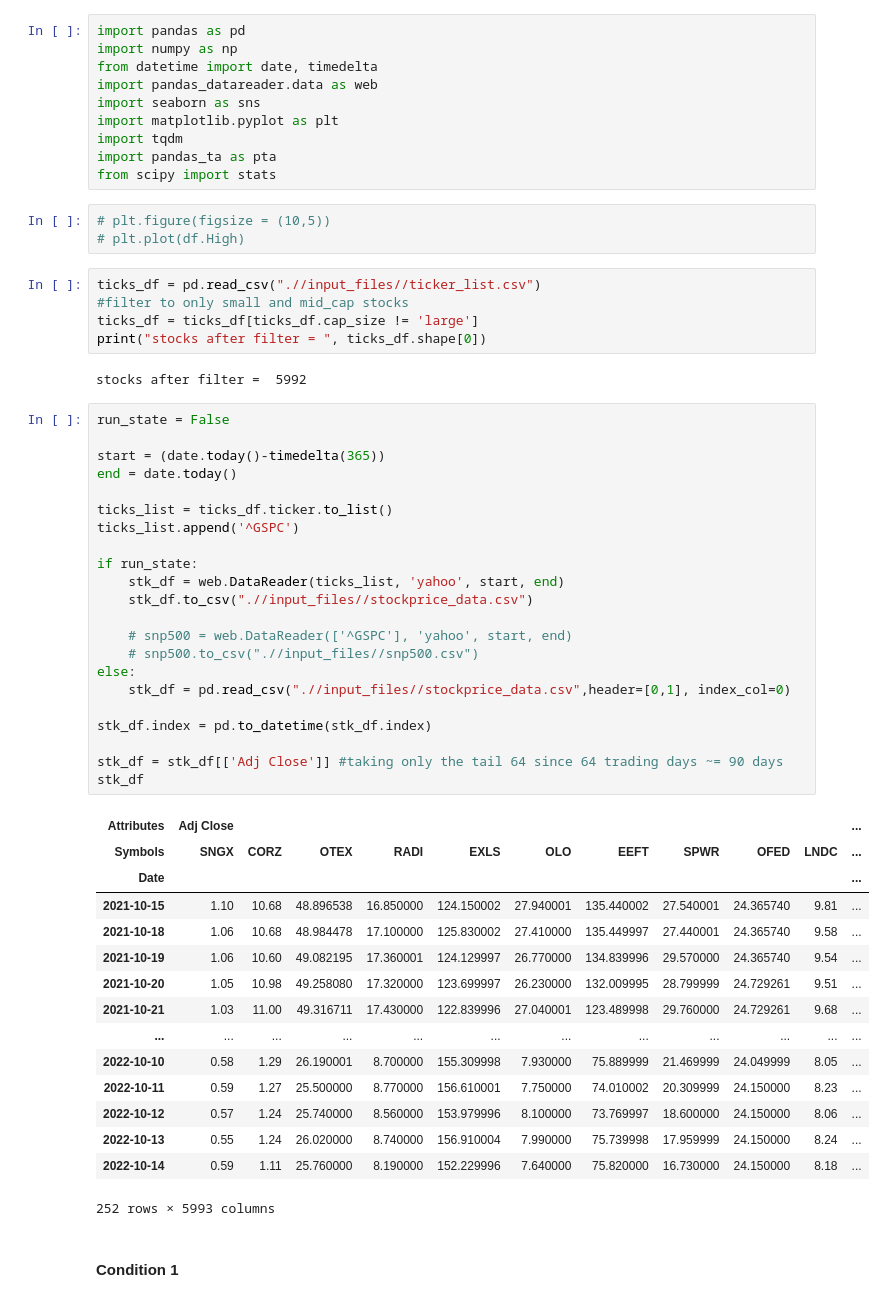
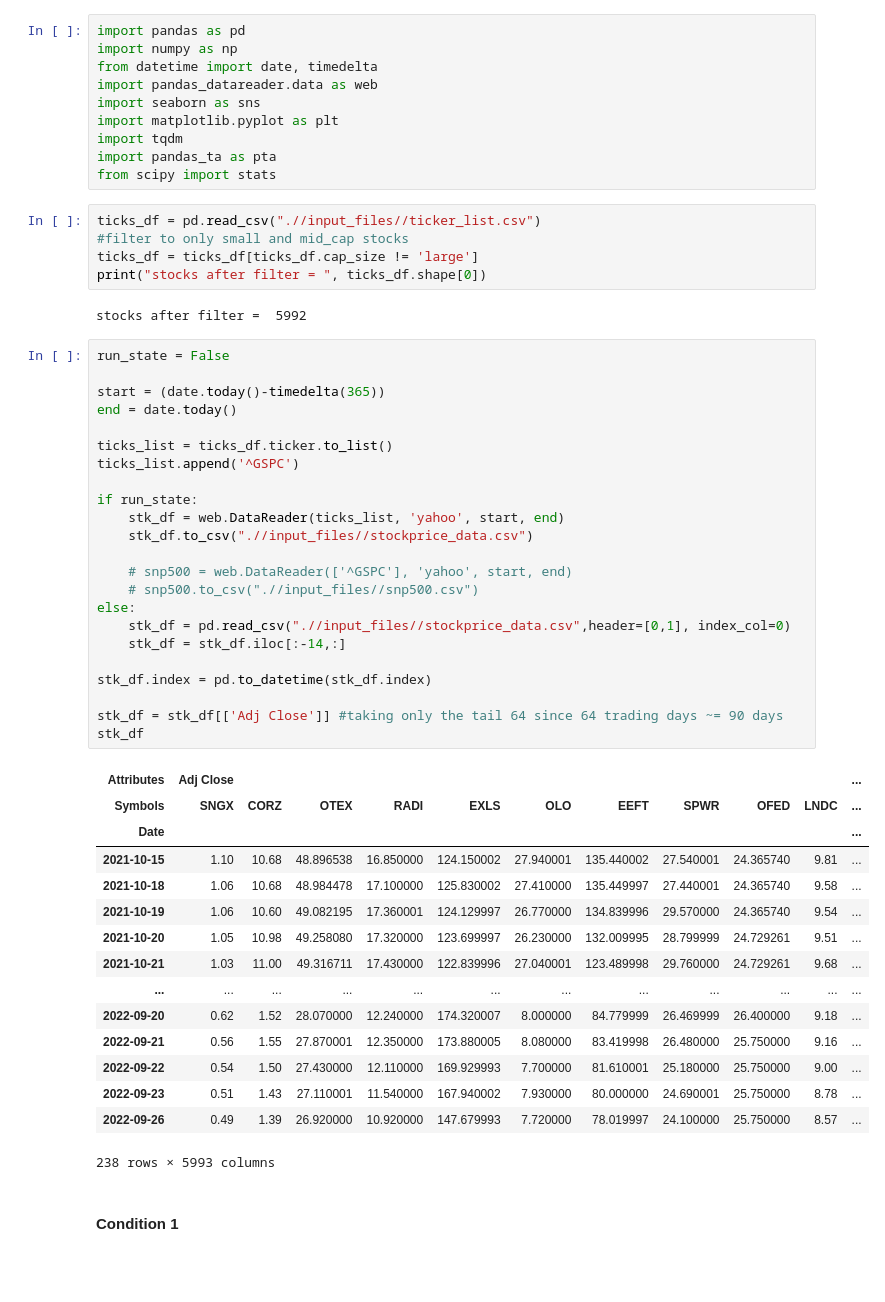
Before and after one commit to zuari1993/momentum_stock_trader, a Jupyter notebook: momentum_identifier.ipynb, the cells around one changed output. Saved outputs shown, nothing was run; the diff lists cells and outputs as text; blank space fills up the shorter version.

```diff
--- a/momentum_identifier.ipynb
+++ b/momentum_identifier.ipynb
@@ -8,9 +8,6 @@ import matplotlib.pyplot as plt
 import tqdm
 import pandas_ta as pta
 from scipy import stats
-# %%
-# plt.figure(figsize = (10,5))
-# plt.plot(df.High)
 # %%
 ticks_df = pd.read_csv(".//input_files//ticker_list.csv")
 #filter to only small and mid_cap stocks
@@ -23,39 +20,40 @@ run_state = False
 
 start = (date.today()-timedelta(365))
 end = date.today()
 
 ticks_list = ticks_df.ticker.to_list()
 ticks_list.append('^GSPC')
 
 if run_state:
     stk_df = web.DataReader(ticks_list, 'yahoo', start, end)
     stk_df.to_csv(".//input_files//stockprice_data.csv")
 
     # snp500 = web.DataReader(['^GSPC'], 'yahoo', start, end)
     # snp500.to_csv(".//input_files//snp500.csv")
 else:
     stk_df = pd.read_csv(".//input_files//stockprice_data.csv",header=[0,1], index_col=0)
+    stk_df = stk_df.iloc[:-14,:]
 
 stk_df.index = pd.to_datetime(stk_df.index)
 
 stk_df = stk_df[['Adj Close']] #taking only the tail 64 since 64 trading days ~= 90 days
 stk_df
 # %% [output]
 | Attributes | Adj Close |  |  |  |  |  |  |  |  |  | ... |
 | Symbols | SNGX | CORZ | OTEX | RADI | EXLS | OLO | EEFT | SPWR | OFED | LNDC | ... |
 | Date |  |  |  |  |  |  |  |  |  |  | ... |
 | 2021-10-15 | 1.10 | 10.68 | 48.896538 | 16.850000 | 124.150002 | 27.940001 | 135.440002 | 27.540001 | 24.365740 | 9.81 | ... |
 | 2021-10-18 | 1.06 | 10.68 | 48.984478 | 17.100000 | 125.830002 | 27.410000 | 135.449997 | 27.440001 | 24.365740 | 9.58 | ... |
 | 2021-10-19 | 1.06 | 10.60 | 49.082195 | 17.360001 | 124.129997 | 26.770000 | 134.839996 | 29.570000 | 24.365740 | 9.54 | ... |
 | 2021-10-20 | 1.05 | 10.98 | 49.258080 | 17.320000 | 123.699997 | 26.230000 | 132.009995 | 28.799999 | 24.729261 | 9.51 | ... |
 | 2021-10-21 | 1.03 | 11.00 | 49.316711 | 17.430000 | 122.839996 | 27.040001 | 123.489998 | 29.760000 | 24.729261 | 9.68 | ... |
 | ... | ... | ... | ... | ... | ... | ... | ... | ... | ... | ... | ... |
-| 2022-10-10 | 0.58 | 1.29 | 26.190001 | 8.700000 | 155.309998 | 7.930000 | 75.889999 | 21.469999 | 24.049999 | 8.05 | ... |
-| 2022-10-11 | 0.59 | 1.27 | 25.500000 | 8.770000 | 156.610001 | 7.750000 | 74.010002 | 20.309999 | 24.150000 | 8.23 | ... |
-| 2022-10-12 | 0.57 | 1.24 | 25.740000 | 8.560000 | 153.979996 | 8.100000 | 73.769997 | 18.600000 | 24.150000 | 8.06 | ... |
-| 2022-10-13 | 0.55 | 1.24 | 26.020000 | 8.740000 | 156.910004 | 7.990000 | 75.739998 | 17.959999 | 24.150000 | 8.24 | ... |
-| 2022-10-14 | 0.59 | 1.11 | 25.760000 | 8.190000 | 152.229996 | 7.640000 | 75.820000 | 16.730000 | 24.150000 | 8.18 | ... |
+| 2022-09-20 | 0.62 | 1.52 | 28.070000 | 12.240000 | 174.320007 | 8.000000 | 84.779999 | 26.469999 | 26.400000 | 9.18 | ... |
+| 2022-09-21 | 0.56 | 1.55 | 27.870001 | 12.350000 | 173.880005 | 8.080000 | 83.419998 | 26.480000 | 25.750000 | 9.16 | ... |
+| 2022-09-22 | 0.54 | 1.50 | 27.430000 | 12.110000 | 169.929993 | 7.700000 | 81.610001 | 25.180000 | 25.750000 | 9.00 | ... |
+| 2022-09-23 | 0.51 | 1.43 | 27.110001 | 11.540000 | 167.940002 | 7.930000 | 80.000000 | 24.690001 | 25.750000 | 8.78 | ... |
+| 2022-09-26 | 0.49 | 1.39 | 26.920000 | 10.920000 | 147.679993 | 7.720000 | 78.019997 | 24.100000 | 25.750000 | 8.57 | ... |
-252 rows × 5993 columns
+238 rows × 5993 columns
 # %% [markdown]
 #### Condition 1
 # %%
```
Also changed, not shown: parts of 5 cells of this notebook, 1 other file.
